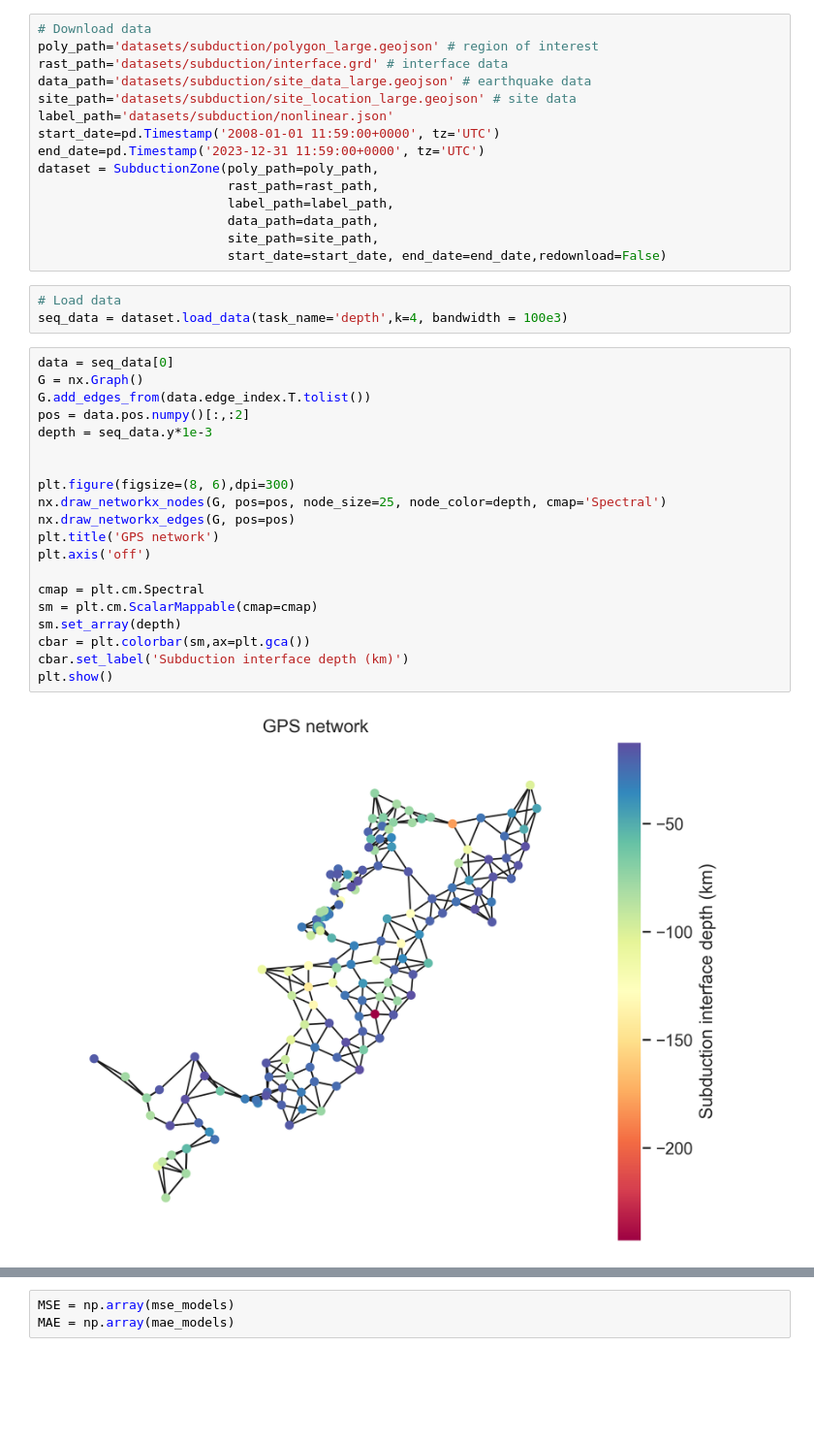
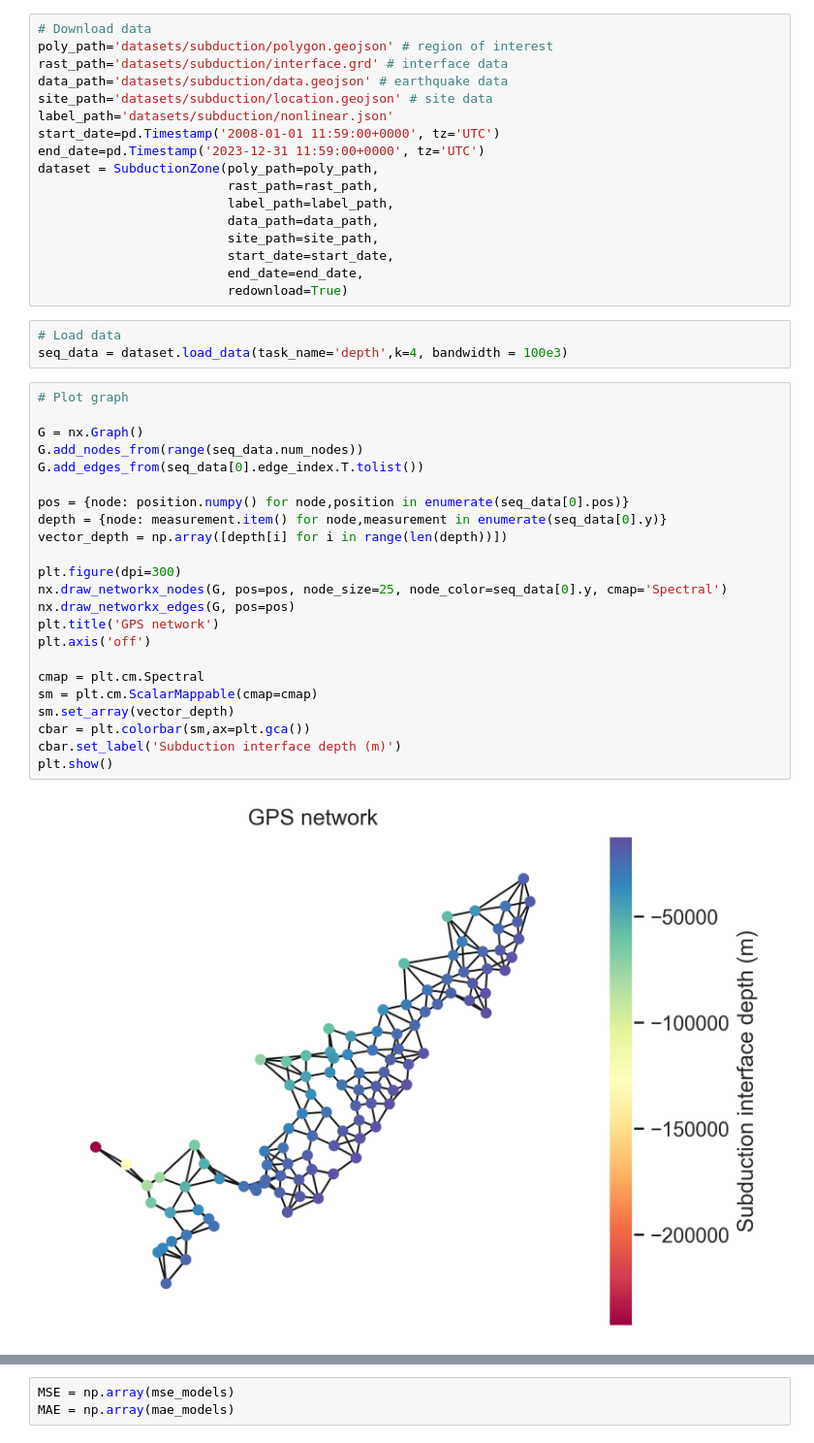
Before and after one commit to hans-riess/pygsig, a Jupyter notebook: subduction.ipynb, the cells around one changed output, grey strips where cells are left out. Shown at 97% size. Saved outputs shown, nothing was run; the diff lists cells and outputs as text; blank space fills up the shorter version.

```diff
--- a/subduction.ipynb
+++ b/subduction.ipynb
@@ -13,10 +13,10 @@ import seaborn as sns
 import importlib
 # %%
 # Download data
-poly_path='datasets/subduction/polygon_large.geojson' # region of interest
+poly_path='datasets/subduction/polygon.geojson' # region of interest
 rast_path='datasets/subduction/interface.grd' # interface data
-data_path='datasets/subduction/site_data_large.geojson' # earthquake data
-site_path='datasets/subduction/site_location_large.geojson' # site data
+data_path='datasets/subduction/data.geojson' # earthquake data
+site_path='datasets/subduction/location.geojson' # site data
 label_path='datasets/subduction/nonlinear.json'
 start_date=pd.Timestamp('2008-01-01 11:59:00+0000', tz='UTC')
 end_date=pd.Timestamp('2023-12-31 11:59:00+0000', tz='UTC')
@@ -25,32 +25,37 @@ dataset = SubductionZone(poly_path=poly_path,
                          label_path=label_path,
                          data_path=data_path,
                          site_path=site_path,
-                         start_date=start_date, end_date=end_date,redownload=False)
+                         start_date=start_date,
+                         end_date=end_date,
+                         redownload=True)
 # %%
 # Load data
 seq_data = dataset.load_data(task_name='depth',k=4, bandwidth = 100e3)
 # %%
-data = seq_data[0]
+# Plot graph
+
 G = nx.Graph()
-G.add_edges_from(data.edge_index.T.tolist())
-pos = data.pos.numpy()[:,:2]
-depth = seq_data.y*1e-3
+G.add_nodes_from(range(seq_data.num_nodes))
+G.add_edges_from(seq_data[0].edge_index.T.tolist())
 
+pos = {node: position.numpy() for node,position in enumerate(seq_data[0].pos)}
+depth = {node: measurement.item() for node,measurement in enumerate(seq_data[0].y)}
+vector_depth = np.array([depth[i] for i in range(len(depth))])
 
-plt.figure(figsize=(8, 6),dpi=300)
-nx.draw_networkx_nodes(G, pos=pos, node_size=25, node_color=depth, cmap='Spectral')
+plt.figure(dpi=300)
+nx.draw_networkx_nodes(G, pos=pos, node_size=25, node_color=seq_data[0].y, cmap='Spectral')
 nx.draw_networkx_edges(G, pos=pos)
 plt.title('GPS network')
 plt.axis('off')
 
 cmap = plt.cm.Spectral
 sm = plt.cm.ScalarMappable(cmap=cmap)
-sm.set_array(depth)
+sm.set_array(vector_depth)
 cbar = plt.colorbar(sm,ax=plt.gca())
-cbar.set_label('Subduction interface depth (km)')
+cbar.set_label('Subduction interface depth (m)')
 plt.show()
 # %% [output]
-[figure, old version]
+[figure, new version]
 # %%
 import torch
 import torch.nn as nn
```
Also changed, not shown: parts of 3 cells of this notebook, 4 other files.
